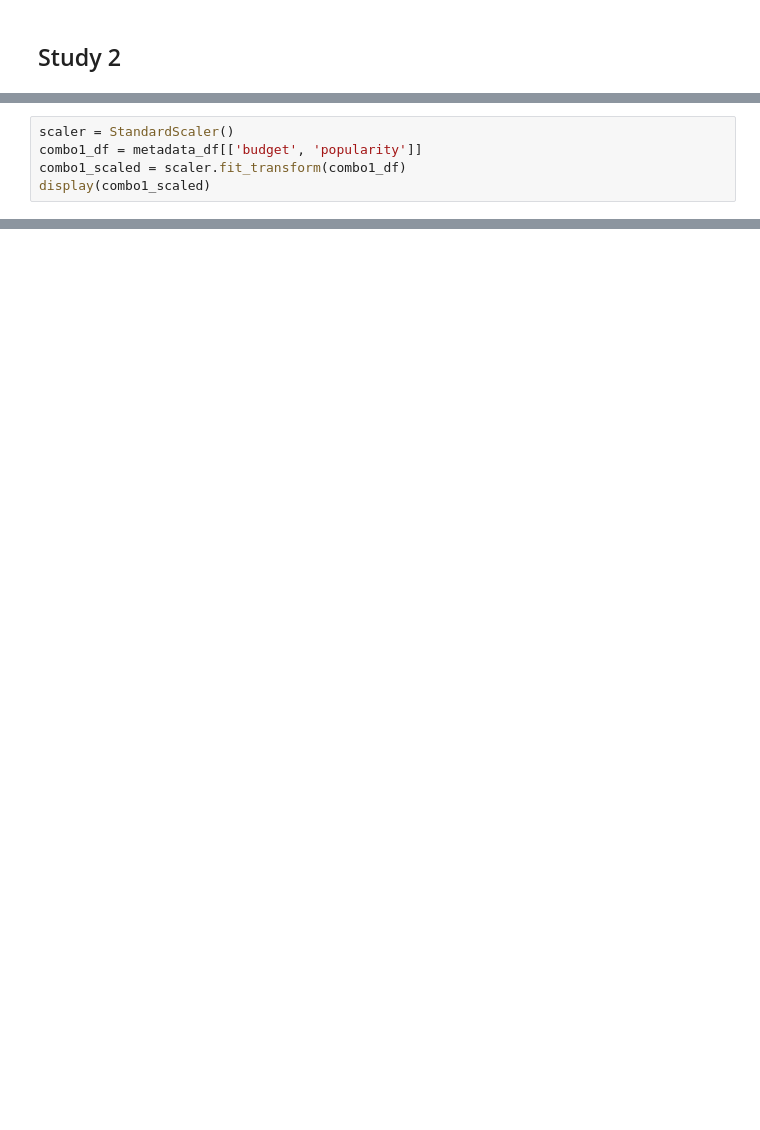
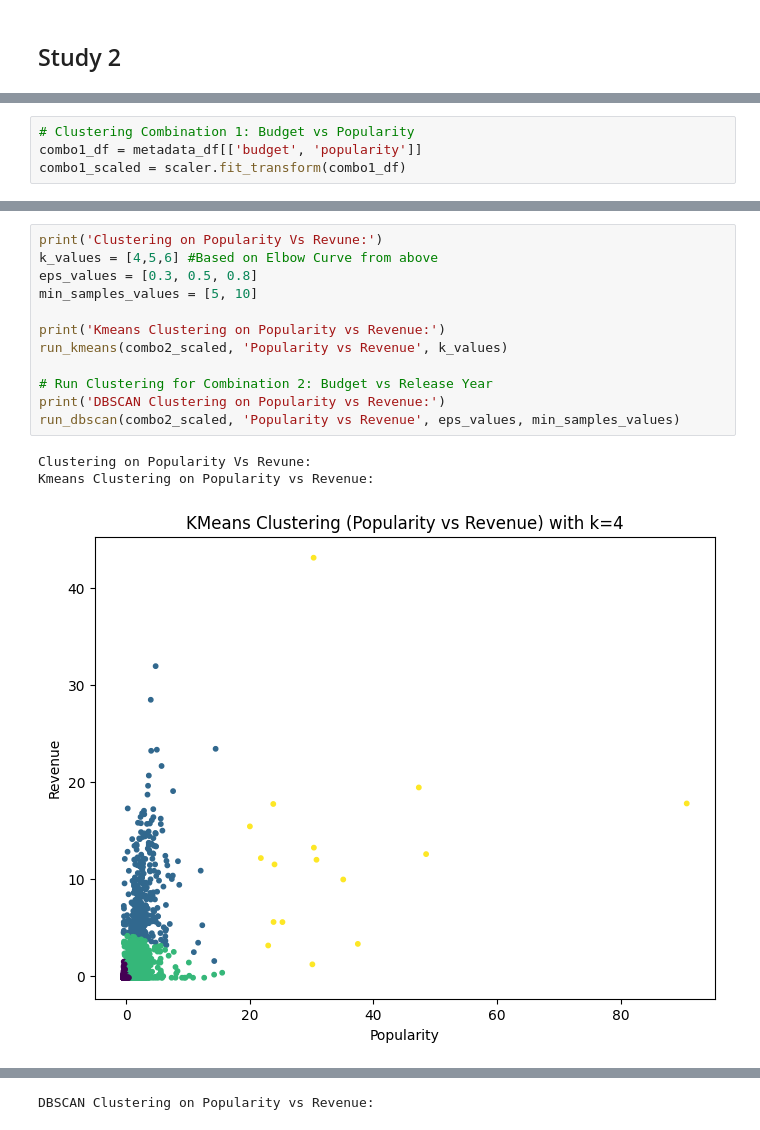
Before and after one commit to maddierioux/CSI4142_A4, a Jupyter notebook: Studies.ipynb, the cells around one changed output, grey strips where cells are left out. Drawn from its saved outputs; the diff is of its cells as text; blank space fills up the shorter version.

```diff
--- a/Studies.ipynb
+++ b/Studies.ipynb
@@ -576,5 +608,4 @@ Top 10 movies with similar release year to "Titanic":
 # %%
-scaler = StandardScaler()
+# Clustering Combination 1: Budget vs Popularity
 combo1_df = metadata_df[['budget', 'popularity']]
 combo1_scaled = scaler.fit_transform(combo1_df)
-display(combo1_scaled)
@@ -659,0 +660,16 @@ KeyError: ('budget', 'popularity')
+# %%
+print('Clustering on Popularity Vs Revune:')
+k_values = [4,5,6] #Based on Elbow Curve from above
+eps_values = [0.3, 0.5, 0.8]
+min_samples_values = [5, 10]
+
+print('Kmeans Clustering on Popularity vs Revenue:')
+run_kmeans(combo2_scaled, 'Popularity vs Revenue', k_values)
+
+# Run Clustering for Combination 2: Budget vs Release Year
+print('DBSCAN Clustering on Popularity vs Revenue:')
+run_dbscan(combo2_scaled, 'Popularity vs Revenue', eps_values, min_samples_values)
+# %% [output]
+Clustering on Popularity Vs Revune:
+Kmeans Clustering on Popularity vs Revenue:
+[figure, added]
@@ -659,0 +678 @@ KeyError: ('budget', 'popularity')
+DBSCAN Clustering on Popularity vs Revenue:
```
Also changed, not shown: parts of 15 cells of this notebook.
